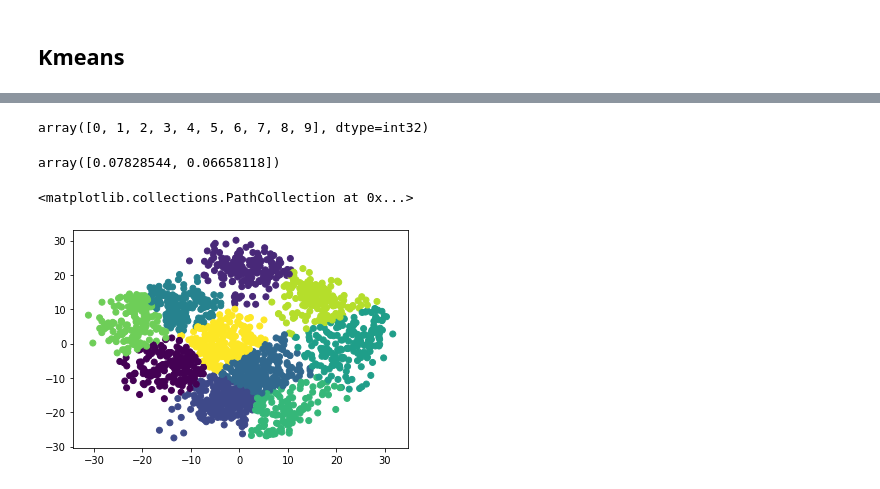
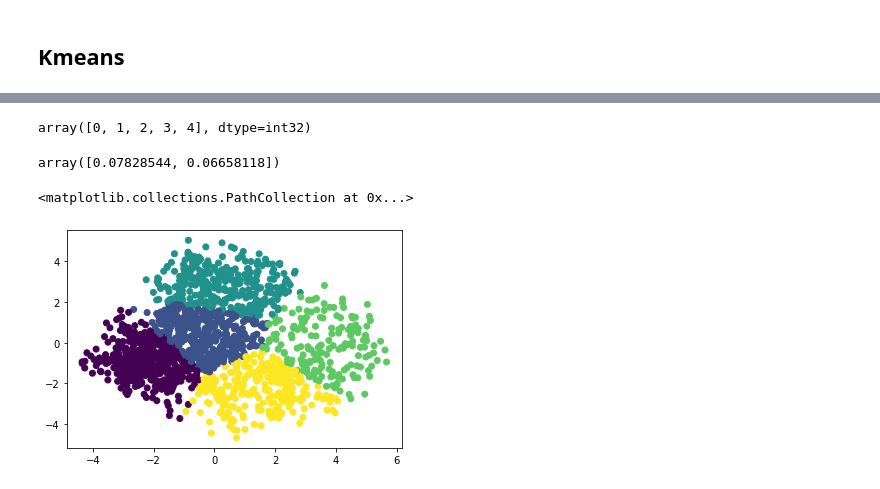
Before and after one commit to mosemb/Assignments_Wellbeing-Technologies, a Jupyter notebook: Assignment3/Assignment_3.ipynb, the cells around one changed output, grey strips where cells are left out. Drawn from its saved outputs; the diff is of its cells as text; code cells hidden in the pictures.

```diff
--- a/Assignment3/Assignment_3.ipynb
+++ b/Assignment3/Assignment_3.ipynb
@@ -365,0 +354,2 @@ KMeans(init=array([[0.71080825, 0.13615607],
+# %%
+best_modelt = Kmeans_c(5, 5, reduced_data)
@@ -366,9 +370,9 @@ KMeans(init=array([[0.71080825, 0.13615607],
 # %%
 # Predictions
-predictc = best_modelt.predict(reduced_datar)
+predictc = best_modelt.predict(reduced_data)
 np.unique(predictc)
 # %% [output]
-array([0, 1, 2, 3, 4, 5, 6, 7, 8, 9], dtype=int32)
+array([0, 1, 2, 3, 4], dtype=int32)
 # %%
 #reduced_datar.explained_variance_rati
 pca.explained_variance_ratio_
@@ -376,7 +380,7 @@ pca.explained_variance_ratio_
 array([0.07828544, 0.06658118])
 # %%
 # Plot the predictions
-plt.scatter(reduced_datar[:,0],reduced_datar[:,1], c=predictc)
+plt.scatter(reduced_data[:,0],reduced_data[:,1], c=predictc)
 # %% [output]
 <matplotlib.collections.PathCollection at 0x...>
-[figure, old version]
+[figure, new version]
```
Also changed, not shown: parts of 31 cells of this notebook, 1 other file.
